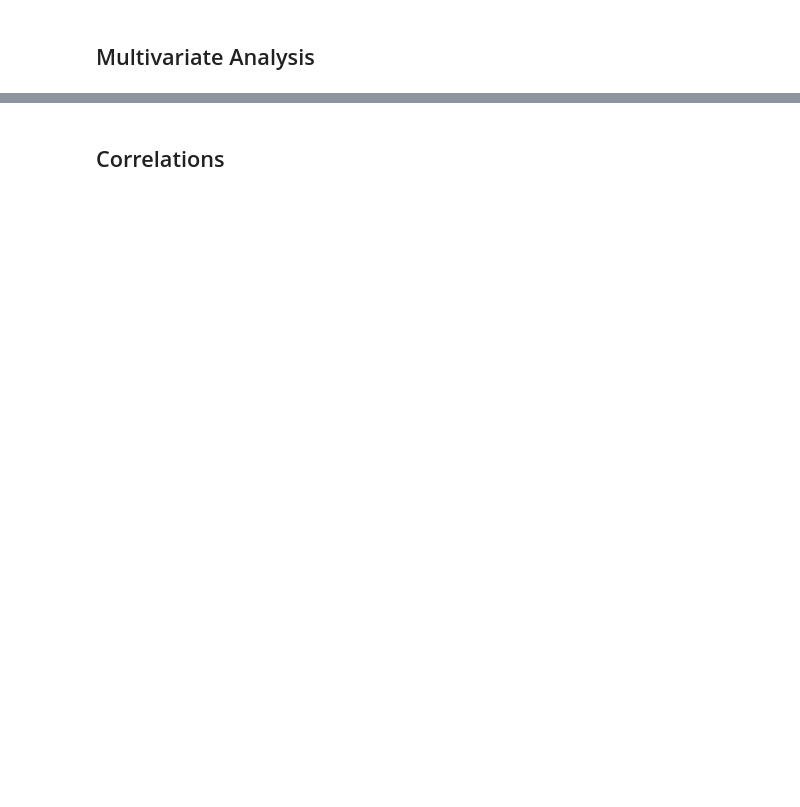
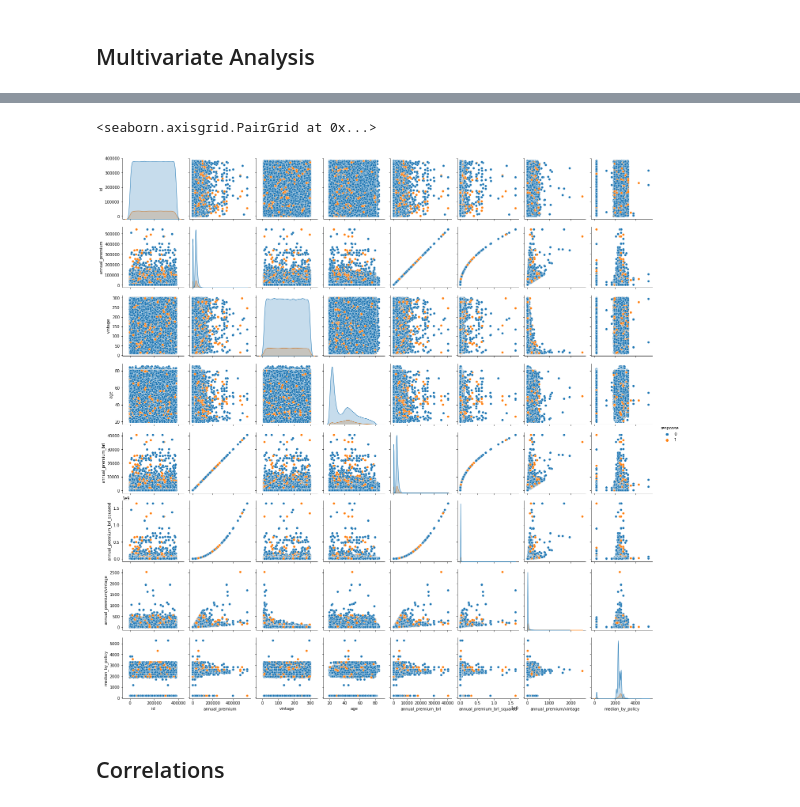
Before and after one commit to bruno154/health_insurence_cross_sell_project, a Jupyter notebook: pa004_health_insurance_cross_sell.ipynb, the cells around one changed output, grey strips where cells are left out. Drawn from its saved outputs; the diff is of its cells as text; code cells hidden in the pictures; blank space fills up the shorter version.

```diff
--- a/pa004_health_insurance_cross_sell.ipynb
+++ b/pa004_health_insurance_cross_sell.ipynb
@@ -786,8 +834,10 @@ plt.show()
 # %% [markdown]
 ## Multivariate Analysis
 # %%
+%%time
 # Variáveis
 variables = data.select_dtypes(['int64','float64']).columns.to_list()
-#variables.append('response')
+variables.append('response')
 
 sns.pairplot(data[variables], hue='response')
+# %% [output]
@@ -794,2 +846,4 @@ sns.pairplot(data[variables], hue='response')
+<seaborn.axisgrid.PairGrid at 0x...>
+[figure, added]
 # %% [markdown]
 ## Correlations
```
Also changed, not shown: parts of 22 cells of this notebook.
